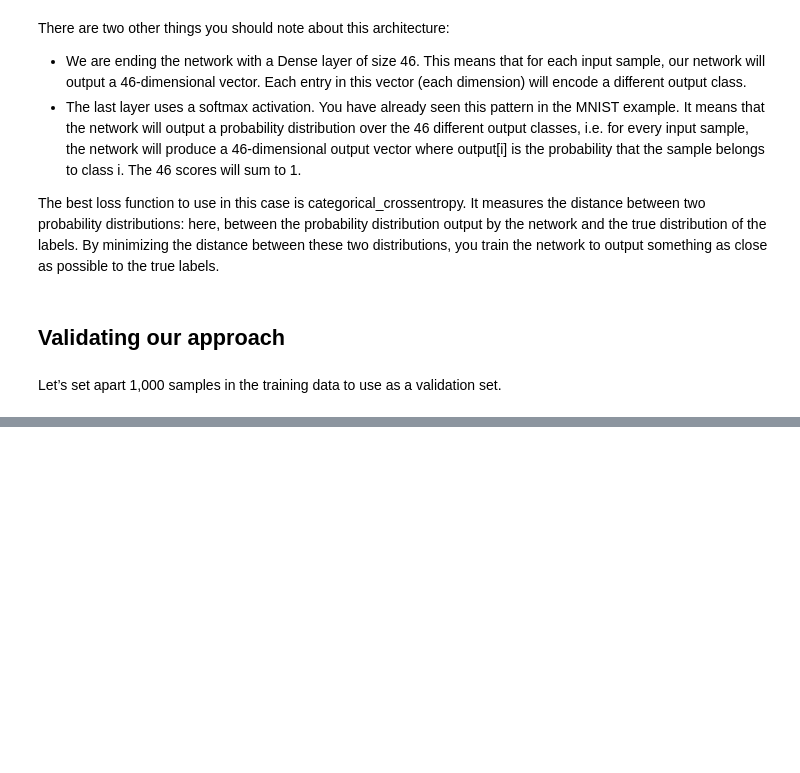
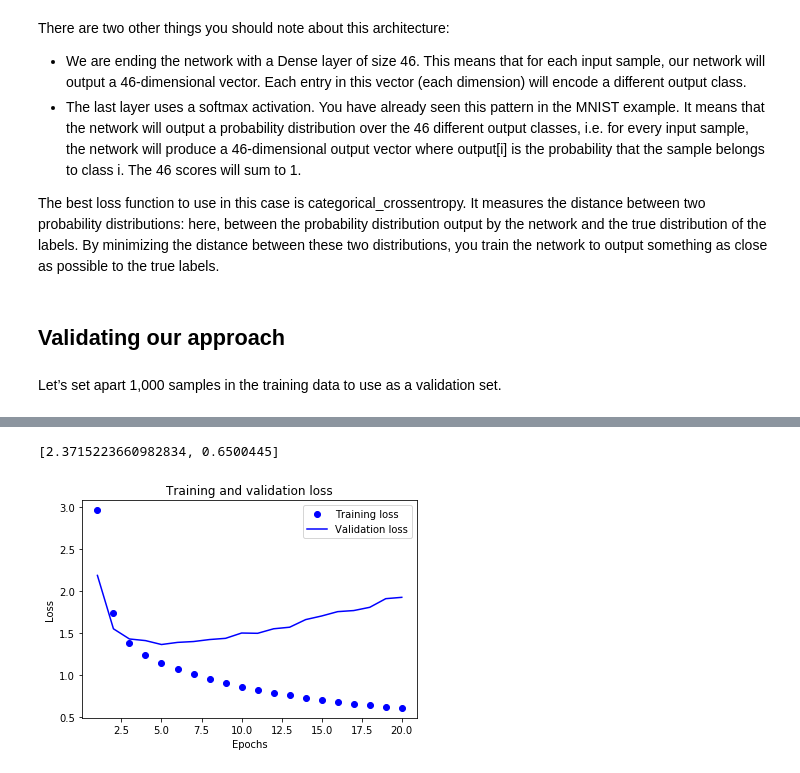
Before and after one commit to rahiakela/deep-learning-with-python-francois-chollet, a Jupyter notebook: classifying_newswires_multiclass_classification_example.ipynb, the cells around one changed output, grey strips where cells are left out. Cells and saved outputs as stored; diff of their text form; code cells hidden in the pictures; blank space fills up the shorter version.

```diff
--- a/classifying_newswires_multiclass_classification_example.ipynb
+++ b/classifying_newswires_multiclass_classification_example.ipynb
@@ -163,0 +236,15 @@ Let’s set apart 1,000 samples in the training data to use as a validation set.
+# %%
+# Retraining a model from scratch
+model_1 = Sequential()
+model_1.add(Dense(64, activation='relu', input_shape=(10000,)))
+model_1.add(Dense(64, activation='relu'))
+model_1.add(Dense(46, activation='softmax'))
+
+# compile the model
+model_1.compile(optimizer='RMSprop', loss='categorical_crossentropy', metrics=['accuracy'])
+
+# train the model
+model_1.fit(partial_x_train, partial_y_train, epochs=9, batch_size=512, validation_data=(x_val, y_val))
+
+# evaluate the model
+results = model_1.evaluate(x_test, one_hot_test_labels, verbose=0)
@@ -163,0 +357,14 @@ Let’s set apart 1,000 samples in the training data to use as a validation set.
+# %%
+model_2 = Sequential()
+model_2.add(Dense(64, activation='relu', input_shape=(10000, )))
+model_2.add(Dense(4, activation='relu'))
+model_2.add(Dense(46, activation='softmax'))
+
+# compile the model
+model_2.compile(optimizer='RMSprop', loss='categorical_crossentropy', metrics=['accuracy'])
+
+# train the model
+history_2 = model_2.fit(partial_x_train, partial_y_train, epochs=20, batch_size=128, validation_data=(x_val, y_val))
+
+# evaluate the model
+results_2 = model_2.evaluate(x_test, one_hot_test_labels, verbose=0)
@@ -163,0 +389,21 @@ Let’s set apart 1,000 samples in the training data to use as a validation set.
+# %%
+results_2
+# %% [output]
+[2.3715223660982834, 0.6500445]
+# %%
+# Plotting the training and validation loss
+loss = history_2.history['loss']
+val_loss = history_2.history['val_loss']
+
+epochs = range(1, len(loss) + 1)
+
+plt.plot(epochs, loss, 'bo', label='Training loss')
+plt.plot(epochs, val_loss, 'b', label='Validation loss')
+plt.title('Training and validation loss')
+plt.xlabel('Epochs')
+plt.ylabel('Loss')
+plt.legend()
+
+plt.show()
+# %% [output]
+[figure, added]
```
Also changed, not shown: parts of 60 cells of this notebook.
